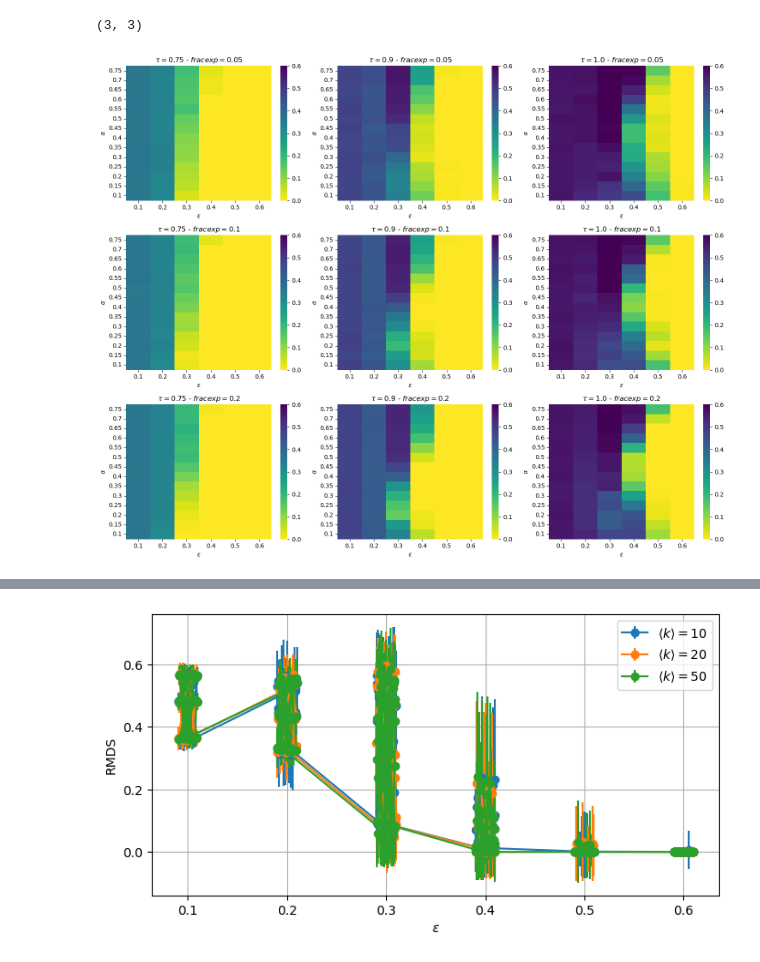
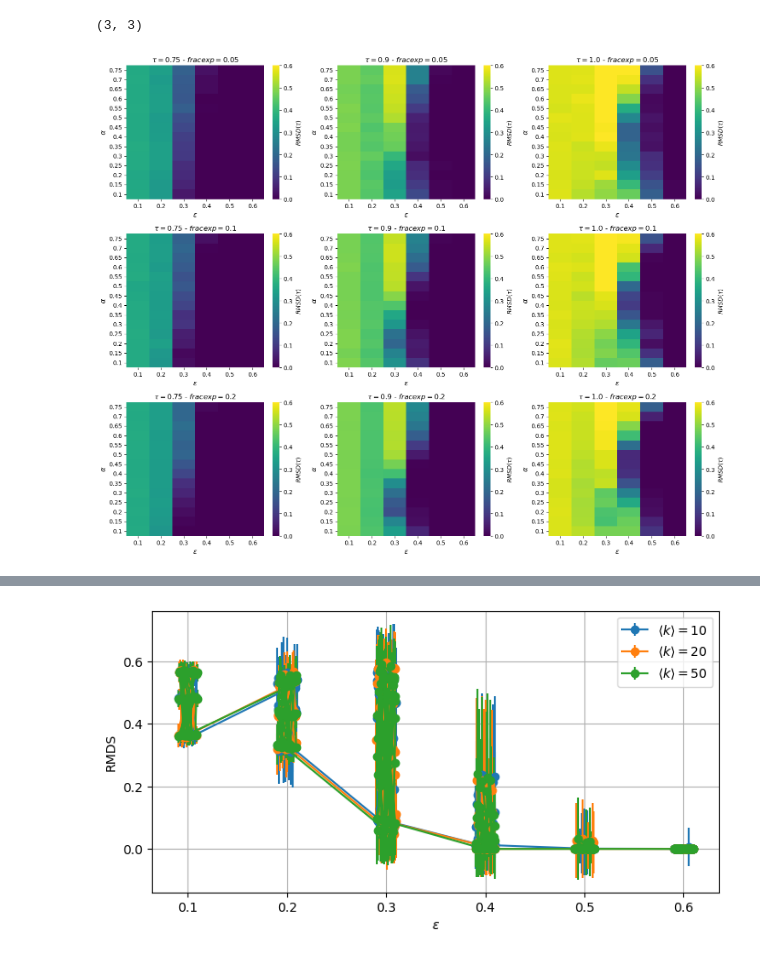
Before and after one commit to Loreb92/course-project-opinion-dynamics-experts, a Jupyter notebook: notebook/1.0.3_check_results_all.ipynb, the cells around one changed output, grey strips where cells are left out. Cells and saved outputs as stored; diff of their text form; code cells hidden in the pictures.

```diff
--- a/notebook/1.0.3_check_results_all.ipynb
+++ b/notebook/1.0.3_check_results_all.ipynb
@@ -67,34 +67,34 @@ for group, rows in res[(res.k_mean == 20)].sort_values(['tau', 'frac_exp']).grou
 
     #rows.loc[:, 'x'] = rows.confid.apply(lambda i: vals.index(i))
     #rows.loc[:, 'y'] = rows.alpha.apply(lambda i: vals.index(i))
 
     mat = np.empty((len(vals_alpha), len(vals_confid)))
     for _, row in rows.iterrows():
         mat[int(vals_alpha.index(row.alpha)), int(vals_confid.index(row.confid))] = row.rmds_final_mean
 
     #mat = mat[::-1, :]
     mat = pd.DataFrame(mat)
     mat.columns = vals_confid
     mat.index = vals_alpha
     mat = mat[::-1]
 
     plt.subplot(3, 3, n_plot)
     #ax = plt.matshow(mat, fignum=0, vmin=0, vmax=0.6)
-    ax = sns.heatmap(data=mat, vmin=0, vmax=0.6, cmap='viridis_r')
+    ax = sns.heatmap(data=mat, vmin=0, vmax=0.6, cmap='viridis', cbar_kws={'label':r'$RMSD\left(\tau\right)$'})
 
     #plt.colorbar()
 
     plt.title(fr"$\tau={group[1]}$ - $frac exp={group[0]}$")
-    plt.xlabel(r"$\epsilon$")
-    plt.ylabel(r"$\alpha$")
+    plt.xlabel(r"$\epsilon$", fontsize=12)
+    plt.ylabel(r"$\alpha$", fontsize=12)
     #plt.xticks(range(len(vals_confid)), vals_confid);
     #plt.yticks(range(len(vals_alpha)), vals_alpha[::-1], rotation=0);
     #plt.gca().xaxis.tick_bottom()
 
     #plt.colorbar()
 
     n_plot += 1
 
 plt.tight_layout()
 # %% [output]
-[figure, old version]
+[figure, new version]
```
Also changed, not shown: parts of 1 cell of this notebook, 7 other files.
